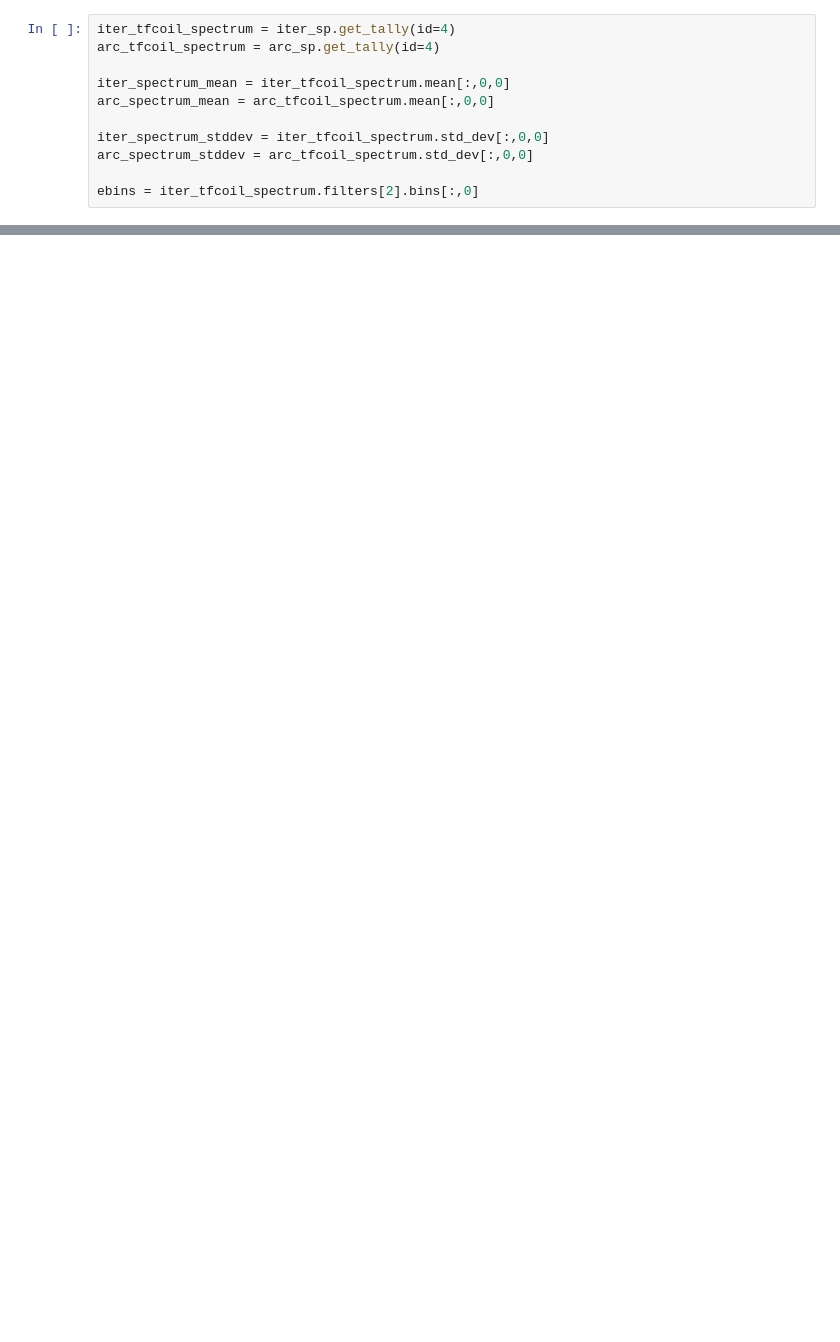
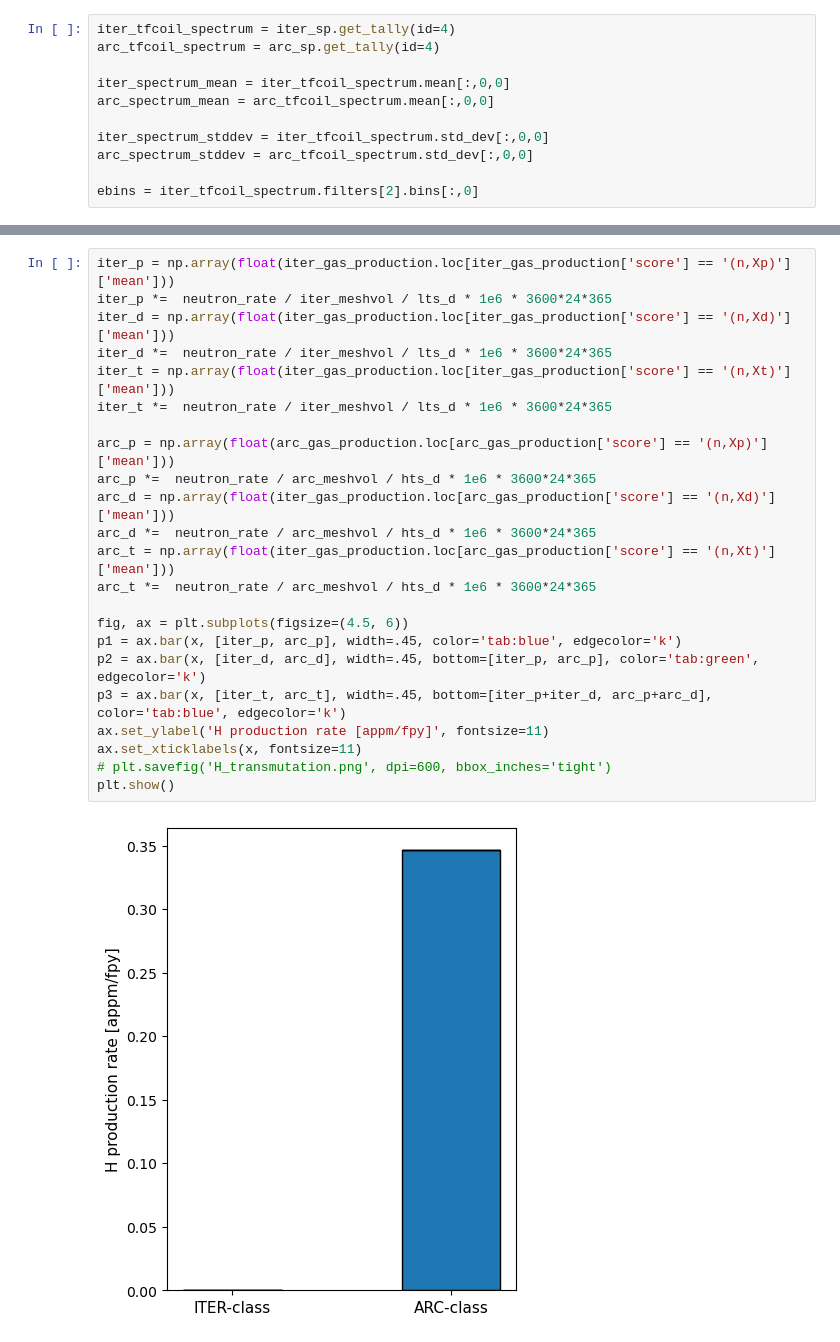
Before and after one commit to SteSeg/tokamak_radiation_environment, a Jupyter notebook: notebooks/iter_arc_magnet_flux.ipynb, the cells around one changed output, grey strips where cells are left out. Drawn from its saved outputs; the diff is of its cells as text; blank space fills up the shorter version.

```diff
--- a/notebooks/iter_arc_magnet_flux.ipynb
+++ b/notebooks/iter_arc_magnet_flux.ipynb
@@ -74,0 +132,25 @@ print(arc_gas_production)
+# %%
+iter_p = np.array(float(iter_gas_production.loc[iter_gas_production['score'] == '(n,Xp)']['mean']))
+iter_p *=  neutron_rate / iter_meshvol / lts_d * 1e6 * 3600*24*365
+iter_d = np.array(float(iter_gas_production.loc[iter_gas_production['score'] == '(n,Xd)']['mean']))
+iter_d *=  neutron_rate / iter_meshvol / lts_d * 1e6 * 3600*24*365
+iter_t = np.array(float(iter_gas_production.loc[iter_gas_production['score'] == '(n,Xt)']['mean']))
+iter_t *=  neutron_rate / iter_meshvol / lts_d * 1e6 * 3600*24*365
+
+arc_p = np.array(float(arc_gas_production.loc[arc_gas_production['score'] == '(n,Xp)']['mean']))
+arc_p *=  neutron_rate / arc_meshvol / hts_d * 1e6 * 3600*24*365
+arc_d = np.array(float(iter_gas_production.loc[arc_gas_production['score'] == '(n,Xd)']['mean']))
+arc_d *=  neutron_rate / arc_meshvol / hts_d * 1e6 * 3600*24*365
+arc_t = np.array(float(iter_gas_production.loc[arc_gas_production['score'] == '(n,Xt)']['mean']))
+arc_t *=  neutron_rate / arc_meshvol / hts_d * 1e6 * 3600*24*365
+
+fig, ax = plt.subplots(figsize=(4.5, 6))
+p1 = ax.bar(x, [iter_p, arc_p], width=.45, color='tab:blue', edgecolor='k')
+p2 = ax.bar(x, [iter_d, arc_d], width=.45, bottom=[iter_p, arc_p], color='tab:green', edgecolor='k')
+p3 = ax.bar(x, [iter_t, arc_t], width=.45, bottom=[iter_p+iter_d, arc_p+arc_d], color='tab:blue', edgecolor='k')
+ax.set_ylabel('H production rate [appm/fpy]', fontsize=11)
+ax.set_xticklabels(x, fontsize=11)
+# plt.savefig('H_transmutation.png', dpi=600, bbox_inches='tight')
+plt.show()
+# %% [output]
+[figure, added]
```
Also changed, not shown: parts of 9 cells of this notebook, 5 other files.
